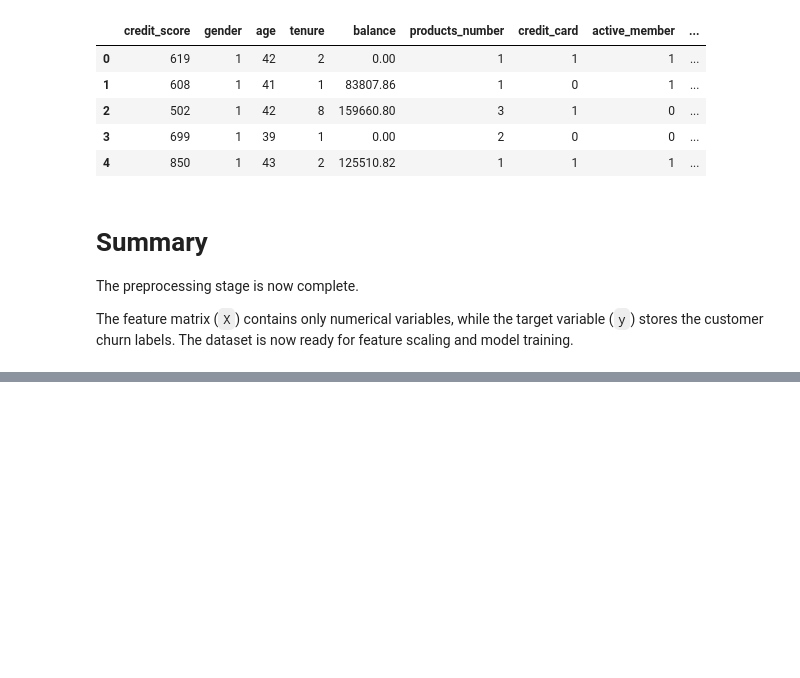
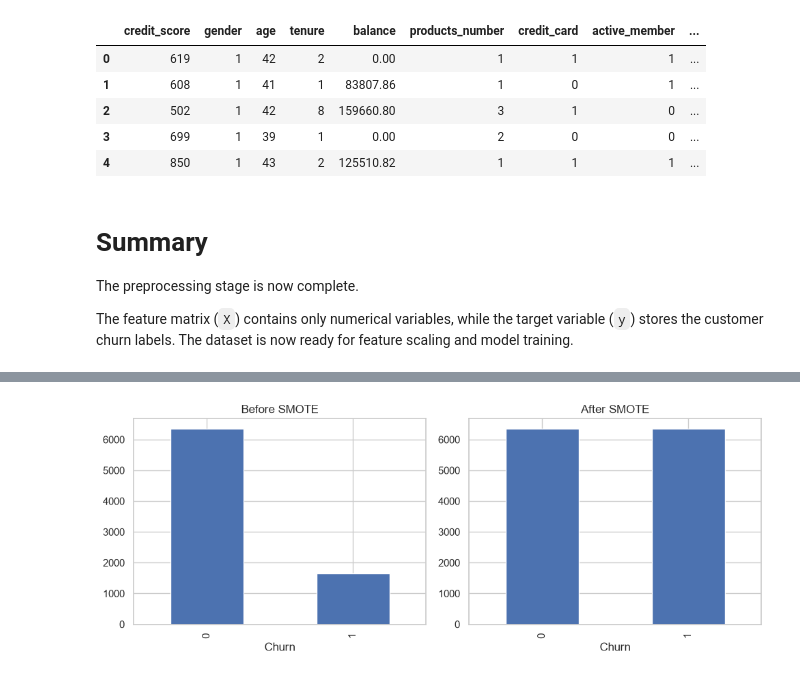
Before and after one commit to Taha-hubb/Bank_Customer_Churn_Prediction.ipynb, a Jupyter notebook: 01_Data_Understanding.ipynb, the cells around one changed output, grey strips where cells are left out. Cells and saved outputs as stored; diff of their text form; code cells hidden in the pictures; blank space fills up the shorter version.

```diff
--- a/01_Data_Understanding.ipynb
+++ b/01_Data_Understanding.ipynb
@@ -542,0 +1033,9 @@ X_train, X_test, y_train, y_test = train_test_split(
+# %%
+smote = SMOTE(
+    random_state=42
+)
+
+X_train_smote, y_train_smote = smote.fit_resample(
+    X_train,
+    y_train
+)
@@ -542,0 +1070,23 @@ X_train, X_test, y_train, y_test = train_test_split(
+# %%
+fig, axes = plt.subplots(1, 2, figsize=(10, 4))
+
+y_train.value_counts().plot(
+    kind="bar",
+    ax=axes[0],
+    title="Before SMOTE"
+)
+
+y_train_smote.value_counts().plot(
+    kind="bar",
+    ax=axes[1],
+    title="After SMOTE"
+)
+
+axes[0].set_xlabel("Churn")
+axes[1].set_xlabel("Churn")
+
+plt.tight_layout()
+
+plt.show()
+# %% [output]
+[figure, added]
```
Also changed, not shown: parts of 190 cells of this notebook, 4 other files.
